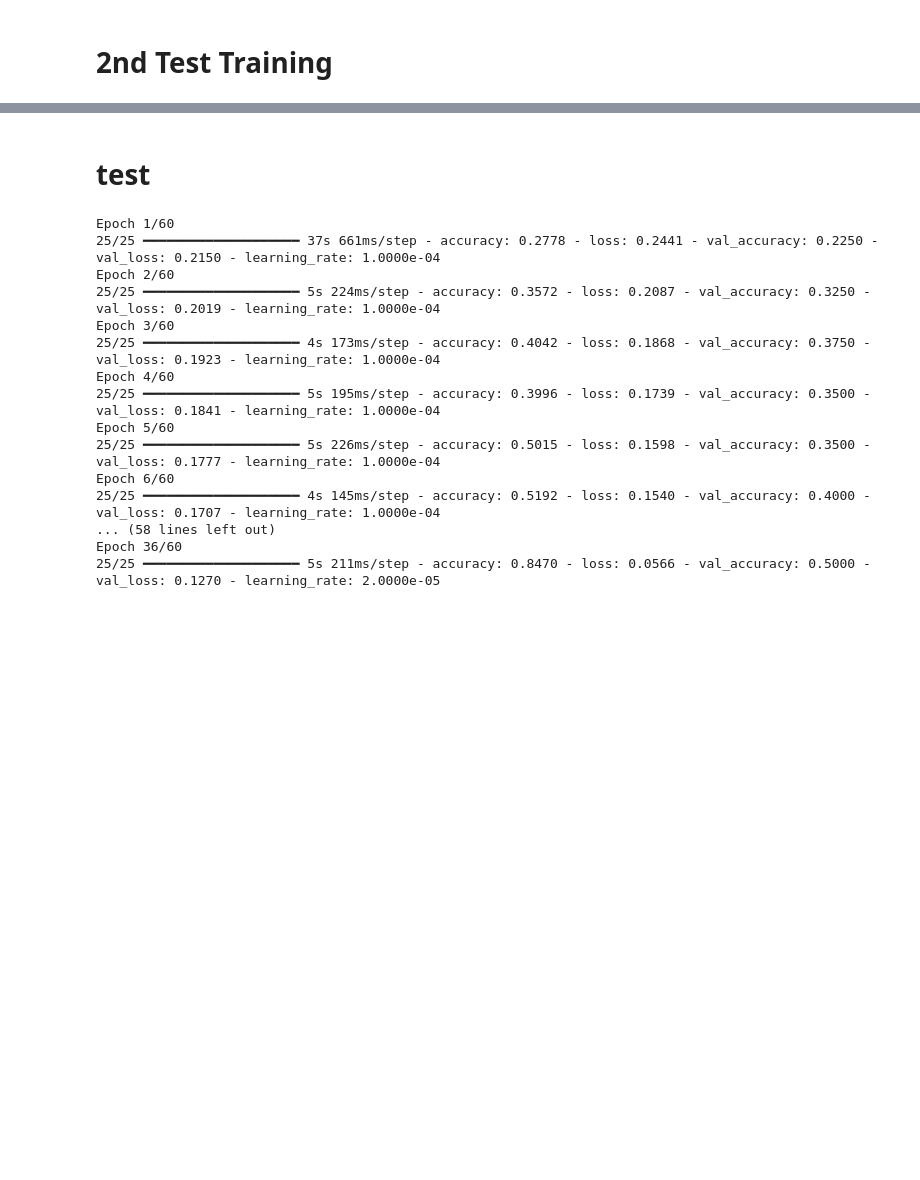
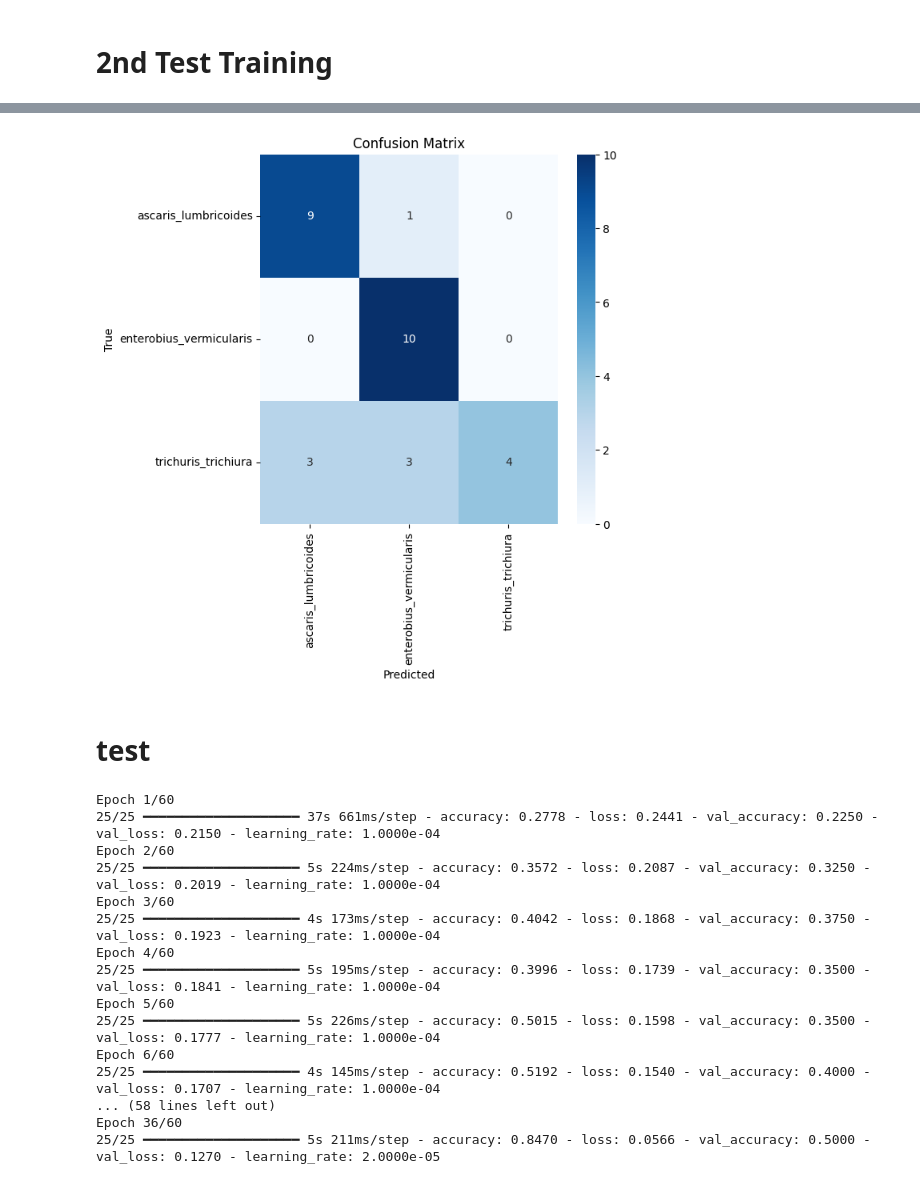
Before and after one commit to AtlastDeepLearning/Intestinal-Parasite-Classification-LW-CNN, a Jupyter notebook: efficientNet_B0_LW_CNN.ipynb, the cells around one changed output, grey strips where cells are left out. Drawn from its saved outputs; the diff is of its cells as text; code cells hidden in the pictures; blank space fills up the shorter version.

```diff
--- a/efficientNet_B0_LW_CNN.ipynb
+++ b/efficientNet_B0_LW_CNN.ipynb
@@ -800,0 +824,75 @@ enterobius_vermicularis     0.6923    0.9000    0.7826        10
+# %%
+import tensorflow as tf
+import numpy as np
+import os
+from sklearn.metrics import classification_report, confusion_matrix
+import matplotlib.pyplot as plt
+import seaborn as sns
+
+# ======================
+# Config
+# ======================
+IMG_SIZE = (224, 224)
+BATCH_SIZE = 16
+TEST_DIR = "/content/drive/MyDrive/Thesis/Jericho_Data_Set/validate"
+MODEL_PATH = "/content/drive/MyDrive/Thesis/Saved AI models/sept82025_training/training2/best_model_finetuned.keras"
+
+# ======================
+# Preprocessing (SAME as training)
+# ======================
+def grayscale_to_rgb(img):
+    return tf.image.grayscale_to_rgb(img)
+
+def custom_preprocess(img):
+    img = tf.image.convert_image_dtype(img, tf.float32)  # scale [0,1]
+    img = grayscale_to_rgb(img)                         # expand to RGB
+    return img
+
+def preprocess_generator(generator):
+    for batch_x, batch_y in generator:
+        yield custom_preprocess(batch_x), batch_y
+
+# ======================
+# Load Data
+# ======================
+test_datagen = tf.keras.preprocessing.image.ImageDataGenerator()
+test_gen = test_datagen.flow_from_directory(
+    TEST_DIR,
+    target_size=IMG_SIZE,
+    color_mode="grayscale",
+    batch_size=BATCH_SIZE,
+    class_mode="categorical",
+    shuffle=False
+)
+
+test_gen_processed = preprocess_generator(test_gen)
+
+# ======================
+# Load Model
+# ======================
+model = tf.keras.models.load_model(MODEL_PATH)
+
+# ======================
+# Predictions
+# ======================
+y_true = test_gen.classes
+y_pred_probs = model.predict(test_gen_processed, steps=test_gen.samples // BATCH_SIZE + 1)
+y_pred = np.argmax(y_pred_probs, axis=1)
+
+# ======================
+# Evaluation
+# ======================
+class_labels = list(test_gen.class_indices.keys())
+
+print("\nClassification Report:\n")
+print(classification_report(y_true, y_pred, target_names=class_labels))
+
+cm = confusion_matrix(y_true, y_pred)
+plt.figure(figsize=(6,6))
+sns.heatmap(cm, annot=True, fmt="d", cmap="Blues",
+            xticklabels=class_labels, yticklabels=class_labels)
+plt.xlabel("Predicted")
+plt.ylabel("True")
+plt.title("Confusion Matrix")
+plt.show()
+# %% [output]
@@ -801,3 +913,4 @@ enterobius_vermicularis     0.6923    0.9000    0.7826        10
+[figure, added]
 # %% [markdown]
 # test
 # %%
```
Also changed, not shown: parts of 20 cells of this notebook.
